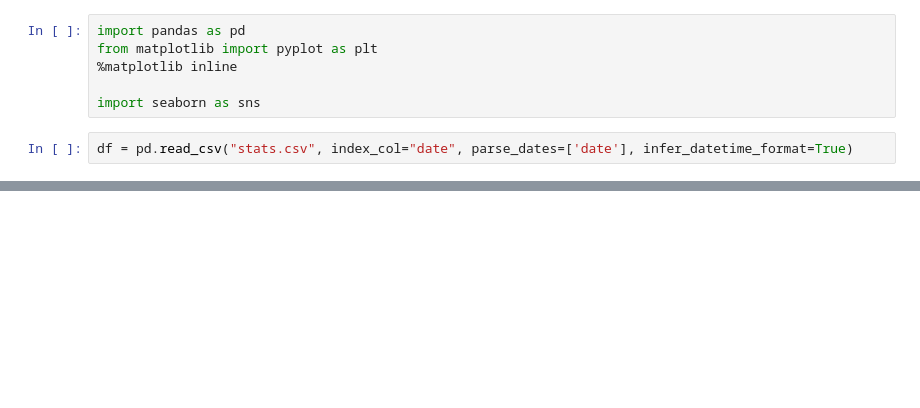
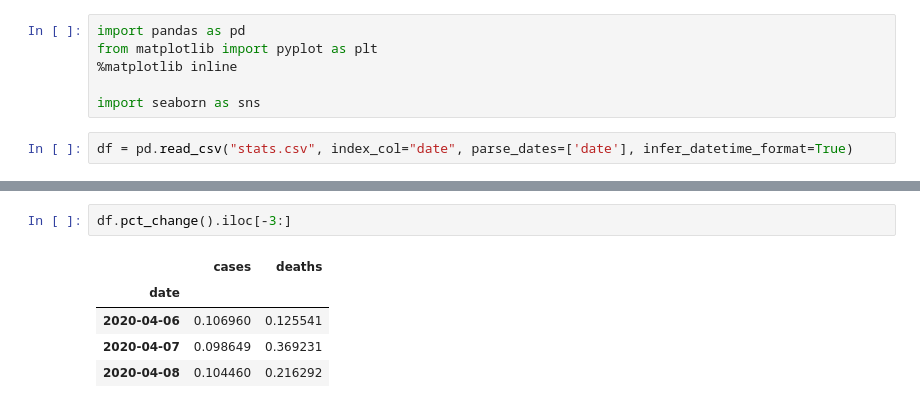
Before and after one commit to rscarvalho/coronavirus-daily-report, a Jupyter notebook: Plots.ipynb, the cells around one changed output, grey strips where cells are left out. Saved outputs shown, nothing was run; the diff lists cells and outputs as text; blank space fills up the shorter version.

```diff
--- a/Plots.ipynb
+++ b/Plots.ipynb
@@ -52,0 +52,8 @@ df
+# %%
+df.pct_change().iloc[-3:]
+# %% [output]
+|  | cases | deaths |
+| date |  |  |
+| 2020-04-06 | 0.106960 | 0.125541 |
+| 2020-04-07 | 0.098649 | 0.369231 |
+| 2020-04-08 | 0.104460 | 0.216292 |
```
Also changed, not shown: parts of 6 cells of this notebook, 1 other file.
